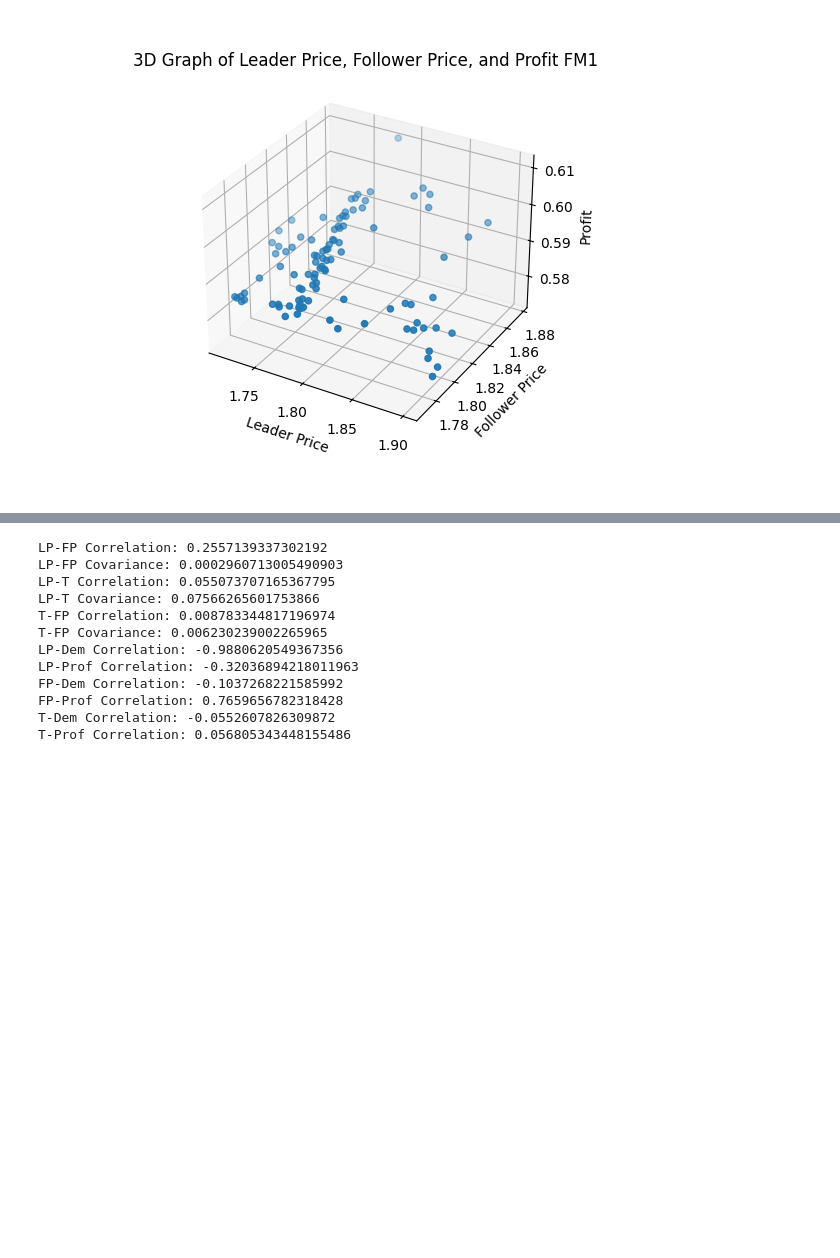
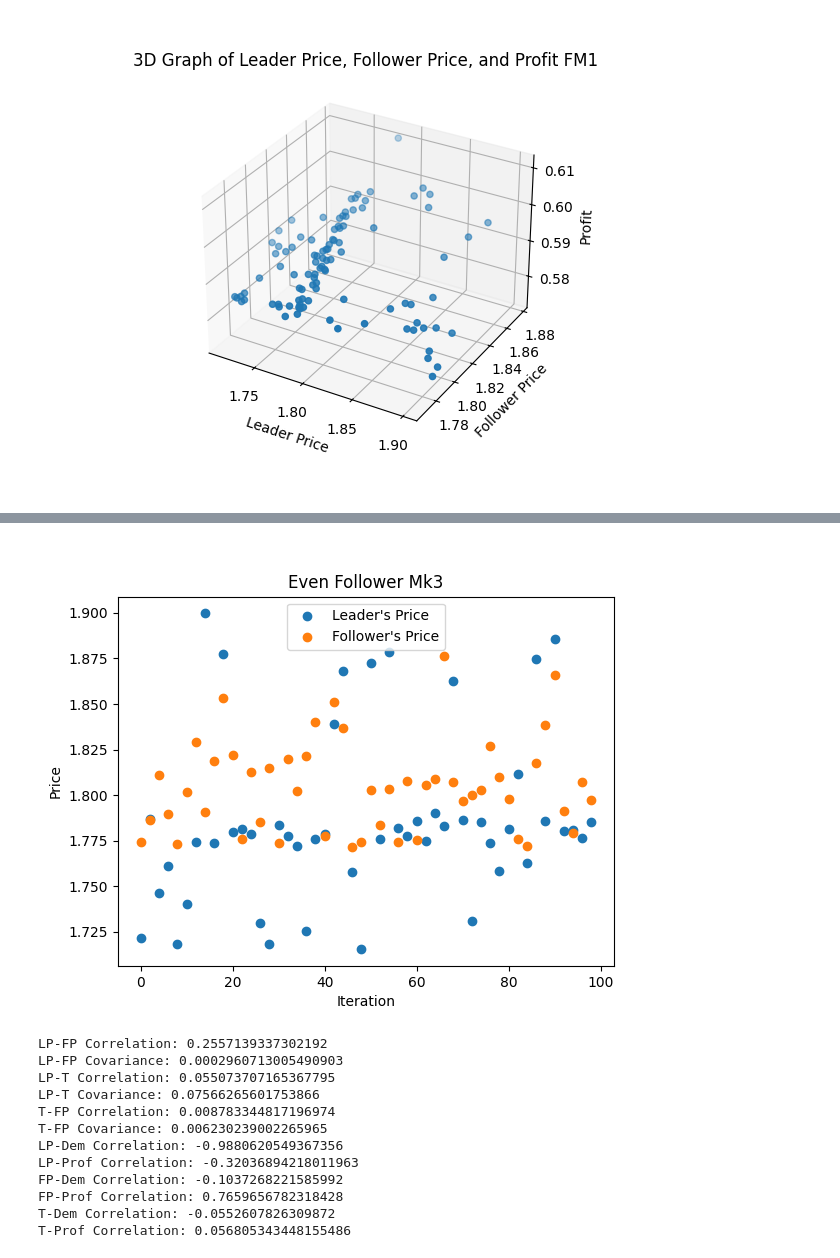
Before and after one commit to TroubledBagels/CGT_CWK, a Jupyter notebook: graphs.ipynb, the cells around one changed output, grey strips where cells are left out. Cells and saved outputs as stored; diff of their text form; code cells hidden in the pictures; blank space fills up the shorter version.

```diff
--- a/graphs.ipynb
+++ b/graphs.ipynb
@@ -165,3 +183,19 @@ plt.show()
+# %%
+# Plot and export 2D scatter plots of Follower Mk1 for even-numbered days
+plt.clf()
+even_leader_price = [leader_price.iloc[i] for i in range(0, 100, 2)]
+even_follower_price = [follower_price.iloc[i] for i in range(0, 100, 2)]
+even_t = [i for i in range(0, 100, 2)]
+plt.scatter(even_t, even_leader_price, label="Leader's Price")
+plt.scatter(even_t, even_follower_price, label="Follower's Price")
+plt.xlabel("Iteration")
+plt.ylabel("Price")
+plt.legend()
+plt.title("Even Follower Mk3")
+plt.savefig("graphs/even_follower_mk1.png")
+plt.show()
+# %% [output]
+[figure, added]
 # %%
 # Correlation Details
 print(f"LP-FP Correlation: {np.corrcoef(leader_price, follower_price)[0, 1]}")
```
Also changed, not shown: parts of 4 cells of this notebook, 5 other files.
